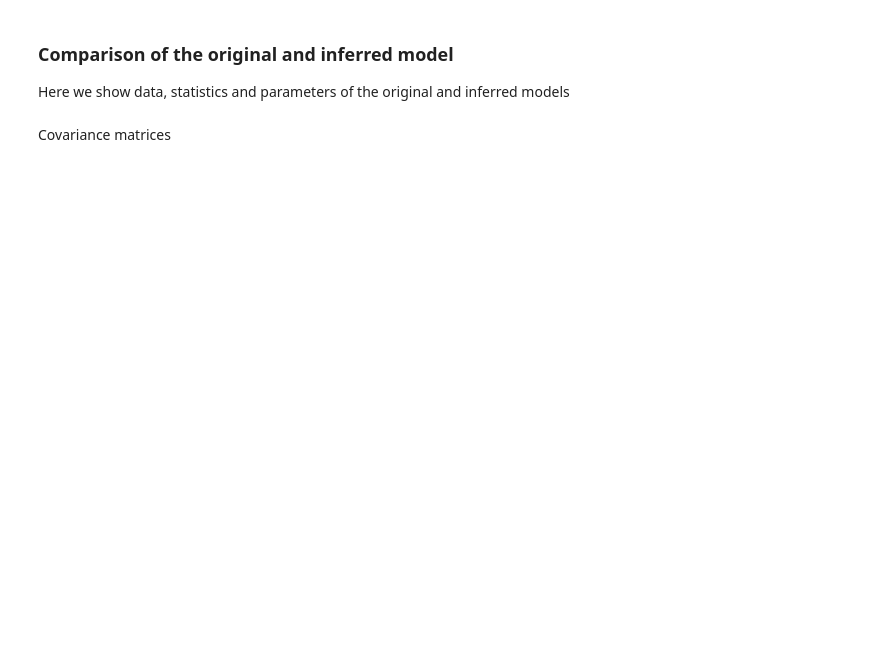
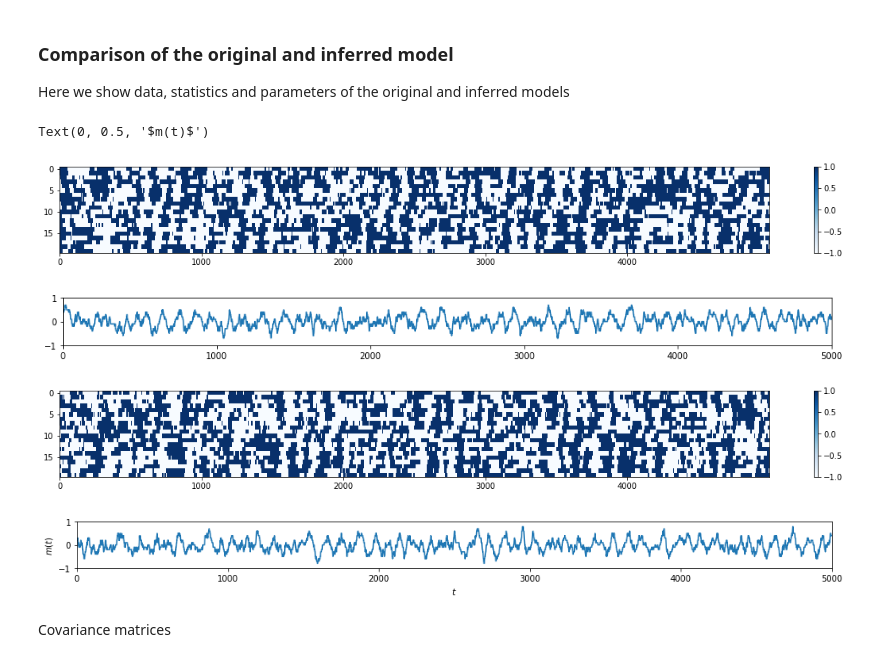
Before and after one commit to MiguelAguilera/Neuro-MaxEnt-inference-tutorial, a Jupyter notebook: Spike_train_learning_II.ipynb, the cells around one changed output. Cells and saved outputs as stored; diff of their text form; code cells hidden in the pictures; blank space fills up the shorter version.

```diff
--- a/Spike_train_learning_II.ipynb
+++ b/Spike_train_learning_II.ipynb
@@ -209,12 +214,26 @@ Here we show data, statistics and parameters of the original and inferred models
 # %%
 
 plt.figure(figsize=(20,2))
 plt.imshow(Data_sample, aspect='auto', interpolation='none',cmap='Blues')
 plt.colorbar()
+plt.figure(figsize=(16,1))
+plt.plot(np.mean(Data_sample, axis=0))
+plt.axis([0,T,np.min(Data_sample),np.max(Data_sample)])
 
 plt.figure(figsize=(20,2))
 plt.imshow(Model_sample, aspect='auto', interpolation='none',cmap='Blues')
 plt.colorbar()
+plt.figure(figsize=(16,1))
+plt.plot(np.mean(Model_sample, axis=0))
+plt.axis([0,T,np.min(Model_sample),np.max(Model_sample)])
+plt.xlabel(r'$t$')
+plt.ylabel(r'$m(t)$')
+# %% [output]
+Text(0, 0.5, '$m(t)$')
+[figure, added]
+[figure, added]
+[figure, added]
+[figure, added]
 # %% [markdown]
 Covariance matrices
 # %%
```
Also changed, not shown: parts of 5 cells of this notebook.
